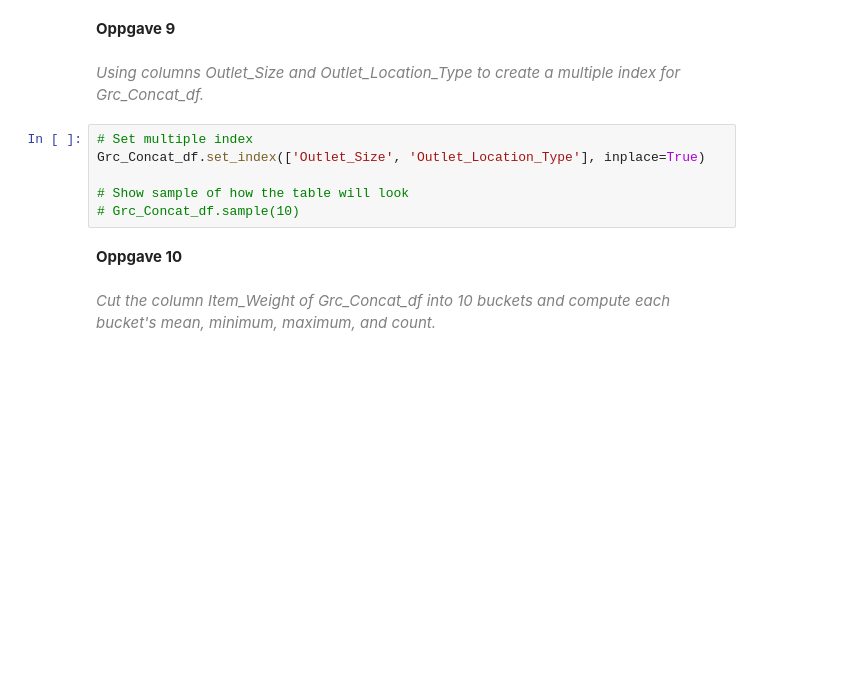
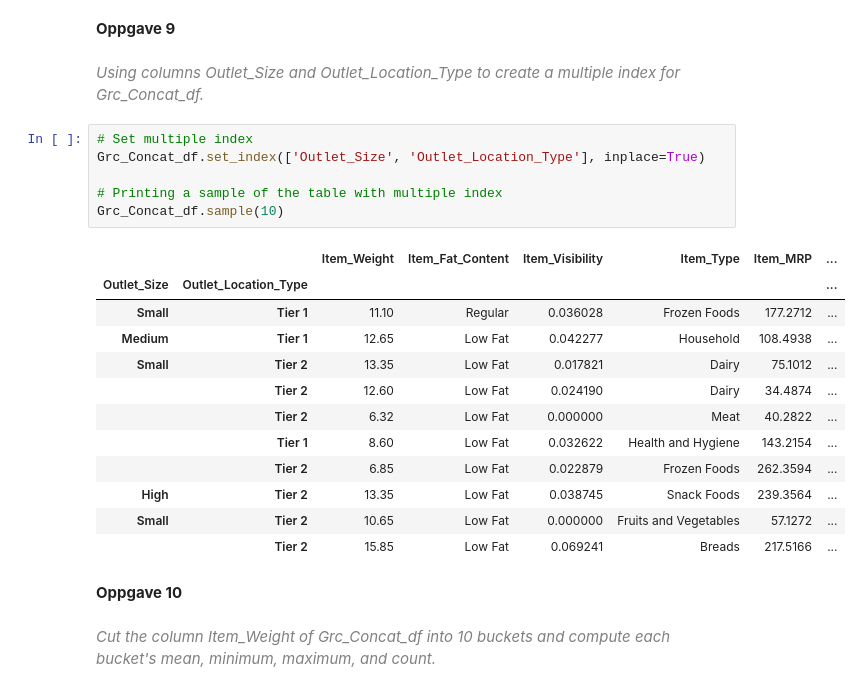
Before and after one commit to gretehalvorsen/DAVE3625_Oblig1, a Jupyter notebook: oblig1.ipynb, the cells around one changed output. Drawn from its saved outputs; the diff is of its cells as text; blank space fills up the shorter version.

```diff
--- a/oblig1.ipynb
+++ b/oblig1.ipynb
@@ -236,9 +343,22 @@ Grc_Concat_df.*</span>
 # %%
 # Set multiple index
 Grc_Concat_df.set_index(['Outlet_Size', 'Outlet_Location_Type'], inplace=True)
 
-# Show sample of how the table will look
-# Grc_Concat_df.sample(10)
+# Printing a sample of the table with multiple index
+Grc_Concat_df.sample(10)
+# %% [output]
+|  |  | Item_Weight | Item_Fat_Content | Item_Visibility | Item_Type | Item_MRP | ... |
+| Outlet_Size | Outlet_Location_Type |  |  |  |  |  | ... |
+| Small | Tier 1 | 11.10 | Regular | 0.036028 | Frozen Foods | 177.2712 | ... |
+| Medium | Tier 1 | 12.65 | Low Fat | 0.042277 | Household | 108.4938 | ... |
+| Small | Tier 2 | 13.35 | Low Fat | 0.017821 | Dairy | 75.1012 | ... |
+|  | Tier 2 | 12.60 | Low Fat | 0.024190 | Dairy | 34.4874 | ... |
+|  | Tier 2 | 6.32 | Low Fat | 0.000000 | Meat | 40.2822 | ... |
+|  | Tier 1 | 8.60 | Low Fat | 0.032622 | Health and Hygiene | 143.2154 | ... |
+|  | Tier 2 | 6.85 | Low Fat | 0.022879 | Frozen Foods | 262.3594 | ... |
+| High | Tier 2 | 13.35 | Low Fat | 0.038745 | Snack Foods | 239.3564 | ... |
+| Small | Tier 2 | 10.65 | Low Fat | 0.000000 | Fruits and Vegetables | 57.1272 | ... |
+|  | Tier 2 | 15.85 | Low Fat | 0.069241 | Breads | 217.5166 | ... |
 # %% [markdown]
 __Oppgave 10__<br><br>
 <span style="color:gray">*Cut the column Item_Weight of Grc_Concat_df into 10 buckets and compute each bucket's
```
Also changed, not shown: parts of 23 cells of this notebook.
